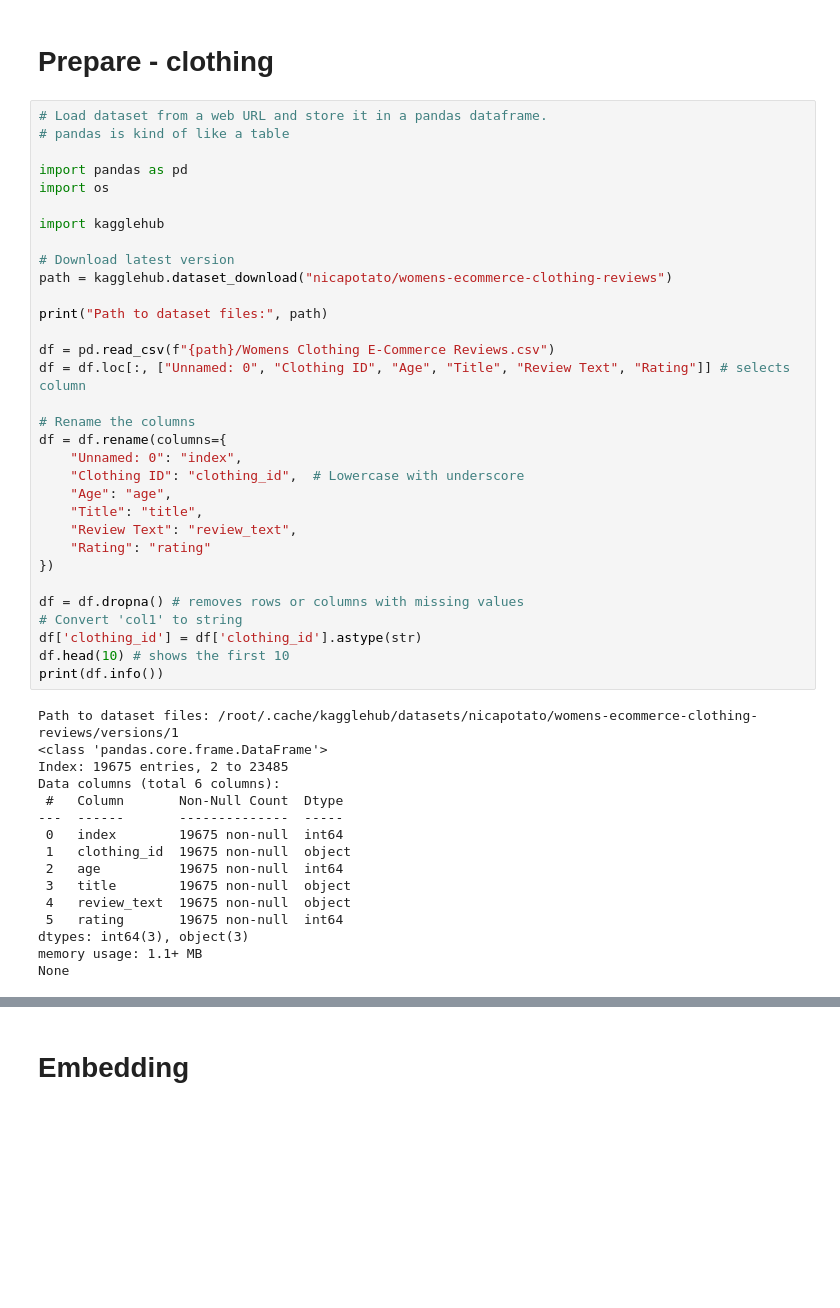
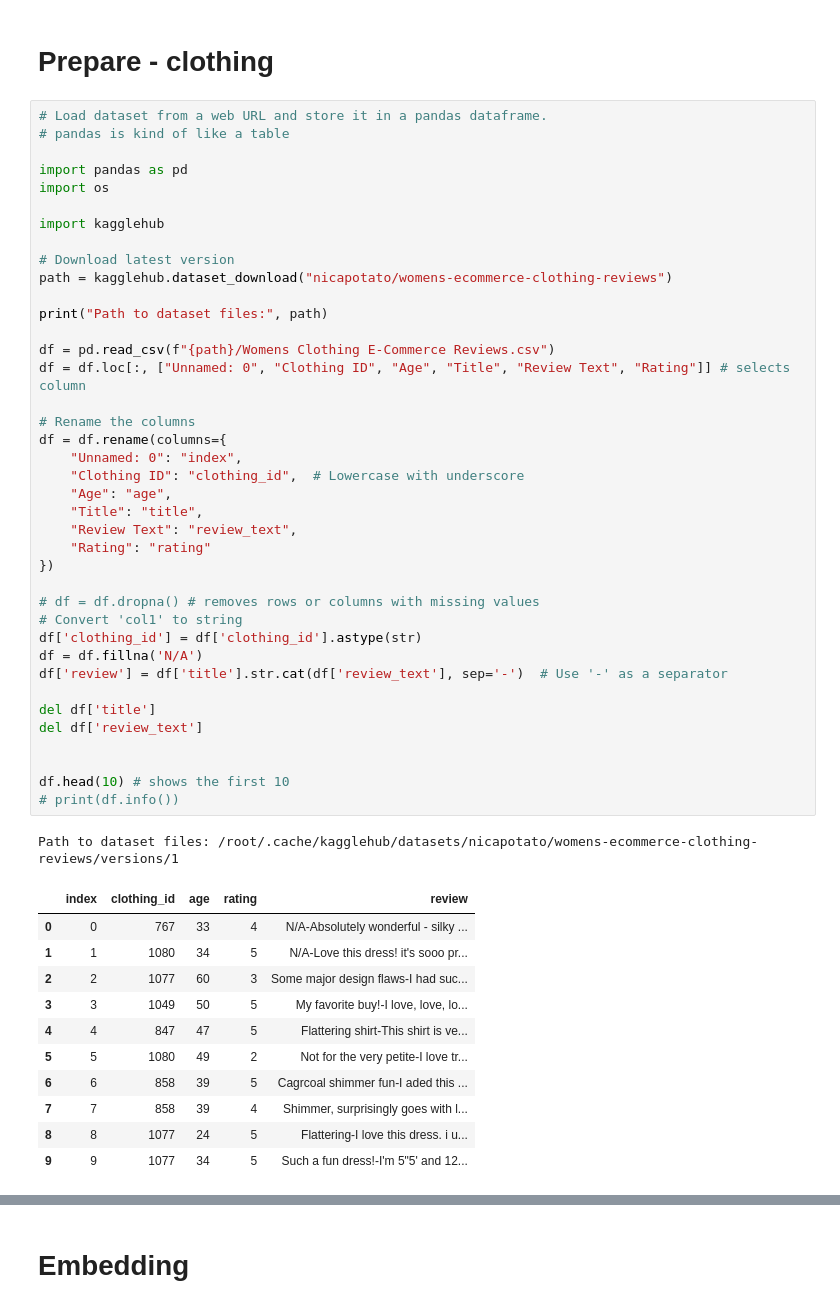
Before and after one commit to 1028Luo/LLAMA_Finetune_Workout, a Jupyter notebook: chatbot_RAG_GCP.ipynb, the cells around one changed output, grey strips where cells are left out. Drawn from its saved outputs; the diff is of its cells as text; blank space fills up the shorter version.

```diff
--- a/chatbot_RAG_GCP.ipynb
+++ b/chatbot_RAG_GCP.ipynb
@@ -230,46 +227,50 @@ await main()  # type: ignore
 # pandas is kind of like a table
 
 import pandas as pd
 import os
 
 import kagglehub
 
 # Download latest version
 path = kagglehub.dataset_download("nicapotato/womens-ecommerce-clothing-reviews")
 
 print("Path to dataset files:", path)
 
 df = pd.read_csv(f"{path}/Womens Clothing E-Commerce Reviews.csv")
 df = df.loc[:, ["Unnamed: 0", "Clothing ID", "Age", "Title", "Review Text", "Rating"]] # selects column
 
 # Rename the columns
 df = df.rename(columns={
     "Unnamed: 0": "index",
     "Clothing ID": "clothing_id",  # Lowercase with underscore
     "Age": "age",
     "Title": "title",
     "Review Text": "review_text",
     "Rating": "rating"
 })
 
-df = df.dropna() # removes rows or columns with missing values
+# df = df.dropna() # removes rows or columns with missing values
 # Convert 'col1' to string
 df['clothing_id'] = df['clothing_id'].astype(str)
+df = df.fillna('N/A')
+df['review'] = df['title'].str.cat(df['review_text'], sep='-')  # Use '-' as a separator
+
+del df['title']
+del df['review_text']
+
+
 df.head(10) # shows the first 10
-print(df.info())
+# print(df.info())
 # %% [output]
 Path to dataset files: /root/.cache/kagglehub/datasets/nicapotato/womens-ecommerce-clothing-reviews/versions/1
-<class 'pandas.core.frame.DataFrame'>
-Index: 19675 entries, 2 to 23485
-Data columns (total 6 columns):
- #   Column       Non-Null Count  Dtype
----  ------       --------------  -----
- 0   index        19675 non-null  int64
- 1   clothing_id  19675 non-null  object
- 2   age          19675 non-null  int64
- 3   title        19675 non-null  object
- 4   review_text  19675 non-null  object
- 5   rating       19675 non-null  int64
-dtypes: int64(3), object(3)
-memory usage: 1.1+ MB
-None
+|  | index | clothing_id | age | rating | review |
+| 0 | 0 | 767 | 33 | 4 | N/A-Absolutely wonderful - silky ... |
+| 1 | 1 | 1080 | 34 | 5 | N/A-Love this dress! it's sooo pr... |
+| 2 | 2 | 1077 | 60 | 3 | Some major design flaws-I had suc... |
+| 3 | 3 | 1049 | 50 | 5 | My favorite buy!-I love, love, lo... |
+| 4 | 4 | 847 | 47 | 5 | Flattering shirt-This shirt is ve... |
+| 5 | 5 | 1080 | 49 | 2 | Not for the very petite-I love tr... |
+| 6 | 6 | 858 | 39 | 5 | Cagrcoal shimmer fun-I aded this ... |
+| 7 | 7 | 858 | 39 | 4 | Shimmer, surprisingly goes with l... |
+| 8 | 8 | 1077 | 24 | 5 | Flattering-I love this dress. i u... |
+| 9 | 9 | 1077 | 34 | 5 | Such a fun dress!-I'm 5"5' and 12... |
```
Also changed, not shown: parts of 10 cells of this notebook.
